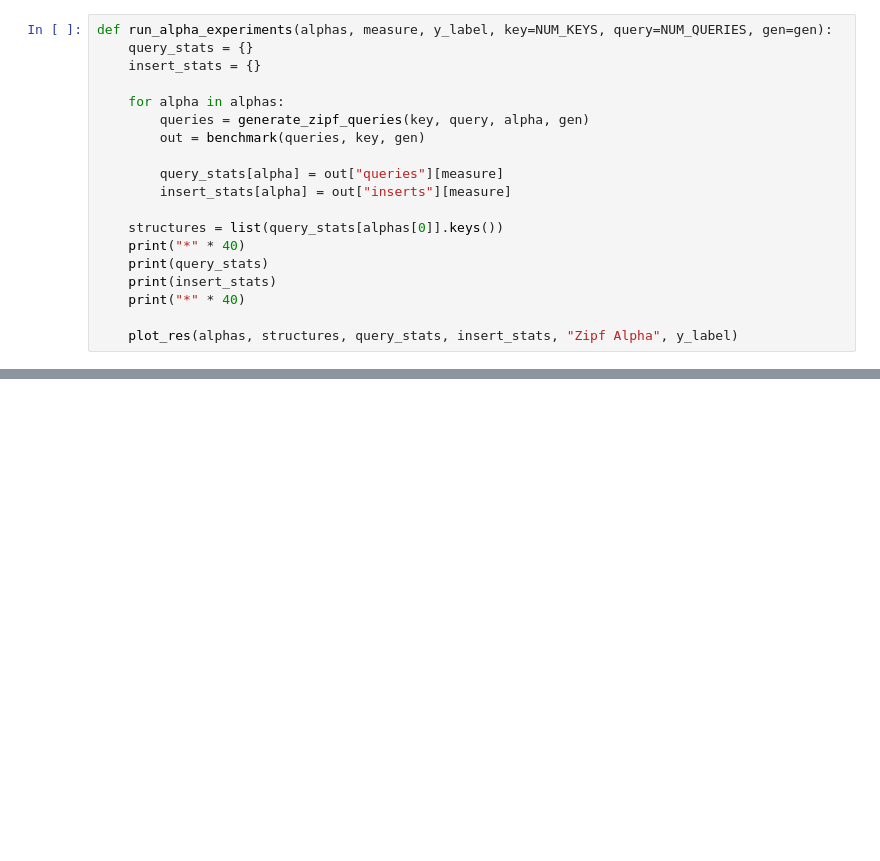
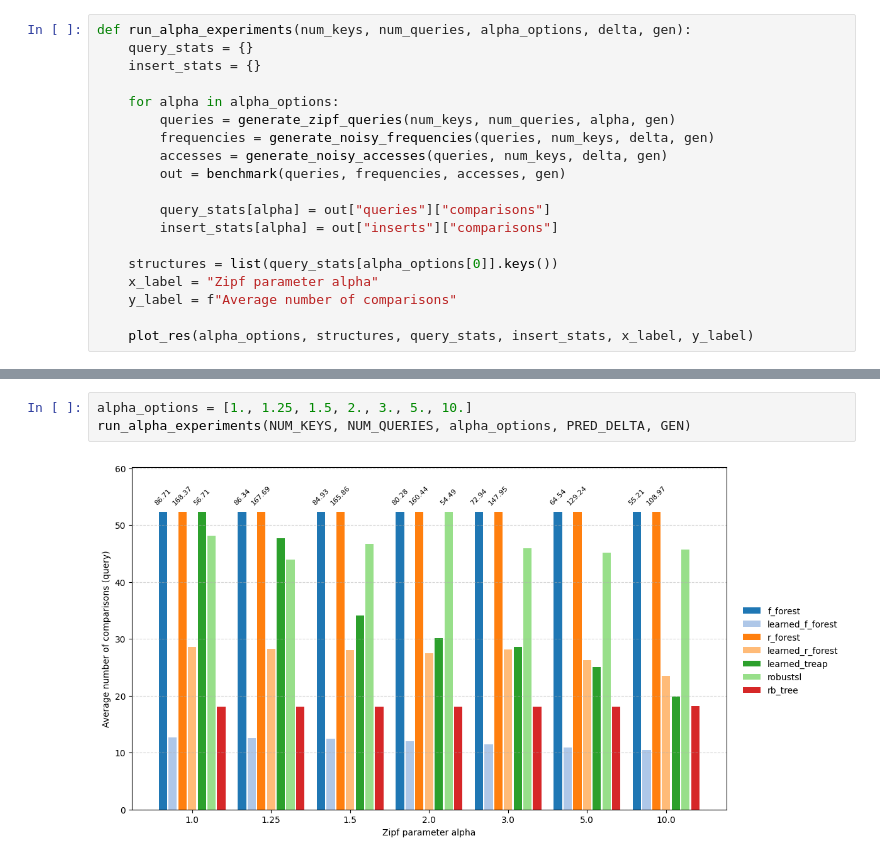
Before and after one commit to Wolfiej-k/search-forests, a Jupyter notebook: experiments.ipynb, the cells around one changed output, grey strips where cells are left out. Cells and saved outputs as stored; diff of their text form; blank space fills up the shorter version.

```diff
--- a/experiments.ipynb
+++ b/experiments.ipynb
@@ -218,19 +108,19 @@ Comparisons:
 # %%
-def run_alpha_experiments(alphas, measure, y_label, key=NUM_KEYS, query=NUM_QUERIES, gen=gen):
+def run_alpha_experiments(num_keys, num_queries, alpha_options, delta, gen):
     query_stats = {}
     insert_stats = {}
 
-    for alpha in alphas:
-        queries = generate_zipf_queries(key, query, alpha, gen)
-        out = benchmark(queries, key, gen)
+    for alpha in alpha_options:
+        queries = generate_zipf_queries(num_keys, num_queries, alpha, gen)
+        frequencies = generate_noisy_frequencies(queries, num_keys, delta, gen)
+        accesses = generate_noisy_accesses(queries, num_keys, delta, gen)
+        out = benchmark(queries, frequencies, accesses, gen)
 
-        query_stats[alpha] = out["queries"][measure]
-        insert_stats[alpha] = out["inserts"][measure]
+        query_stats[alpha] = out["queries"]["comparisons"]
+        insert_stats[alpha] = out["inserts"]["comparisons"]
 
-    structures = list(query_stats[alphas[0]].keys())
-    print("*" * 40)
-    print(query_stats)
-    print(insert_stats)
-    print("*" * 40)
+    structures = list(query_stats[alpha_options[0]].keys())
+    x_label = "Zipf parameter alpha"
+    y_label = f"Average number of comparisons"
 
-    plot_res(alphas, structures, query_stats, insert_stats, "Zipf Alpha", y_label)
+    plot_res(alpha_options, structures, query_stats, insert_stats, x_label, y_label)
@@ -315,0 +127,5 @@ Comparisons:
+# %%
+alpha_options = [1., 1.25, 1.5, 2., 3., 5., 10.]
+run_alpha_experiments(NUM_KEYS, NUM_QUERIES, alpha_options, PRED_DELTA, GEN)
+# %% [output]
+[figure, added]
```
Also changed, not shown: parts of 10 cells of this notebook, 6 other files.
